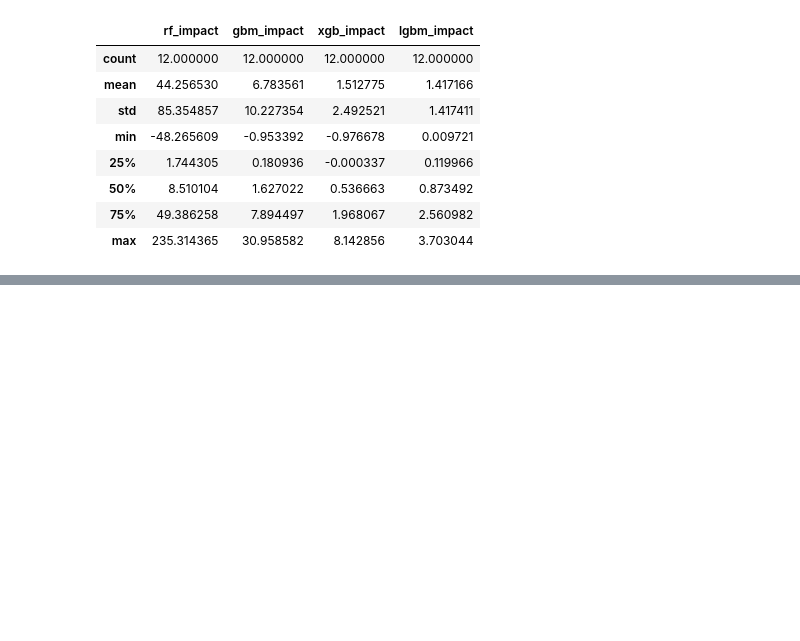
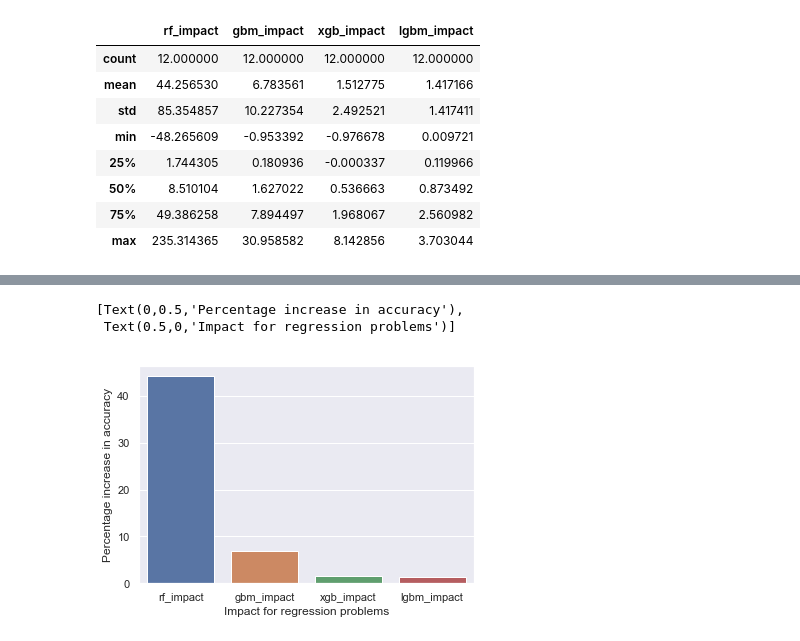
Before and after one commit to adaditi4/ML1819-Task-203-Team-27, a Jupyter notebook: Research project - Collated codes - Final.ipynb, the cells around one changed output, grey strips where cells are left out. Drawn from its saved outputs; the diff is of its cells as text; code cells hidden in the pictures; blank space fills up the shorter version.

```diff
--- a/Research project - Collated codes - Final.ipynb
+++ b/Research project - Collated codes - Final.ipynb
@@ -361,0 +354,10 @@ ensemble_dataset_reg
+# %%
+reg_model_contributions = ensemble_dataset_reg_change.describe()
+reg_model_contributions = pd.DataFrame(reg_model_contributions.iloc[1])
+reg_model_contributions['Increment'] = (reg_model_contributions).index
+x = sns.barplot(y="mean", x="Increment", data=reg_model_contributions)
+x.set(xlabel='Impact for regression problems', ylabel='Percentage increase in accuracy')
+# %% [output]
+[Text(0,0.5,'Percentage increase in accuracy'),
+ Text(0.5,0,'Impact for regression problems')]
+[figure, added]
```
Also changed, not shown: parts of 6 cells of this notebook.
